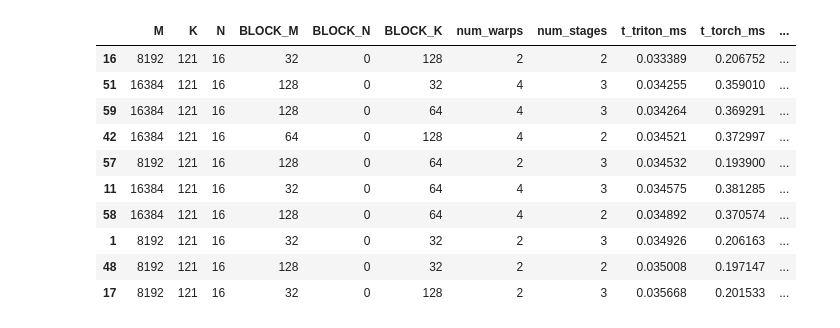
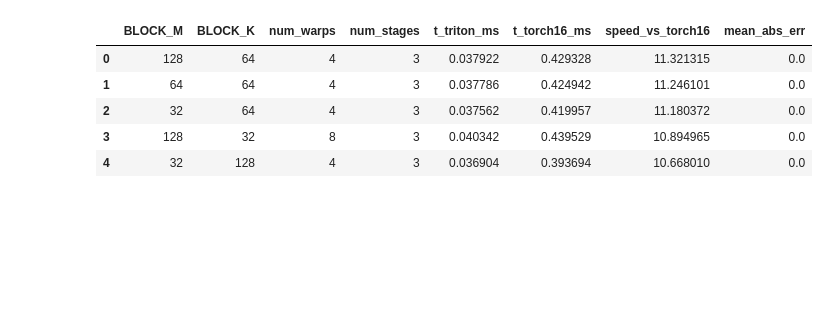
Before and after one commit to manzhura/conv2d-img2col-gemm, a Jupyter notebook: notebooks/kernels/test_kernel_img2col_fp16.ipynb, the cells around one changed output. Saved outputs shown, nothing was run; the diff lists cells and outputs as text; code cells hidden in the pictures; blank space fills up the shorter version.

```diff
--- a/notebooks/kernels/test_kernel_img2col_fp16.ipynb
+++ b/notebooks/kernels/test_kernel_img2col_fp16.ipynb
@@ -69,7 +69,7 @@ def bench_once_img2col_fp16_vs_unfold(
 ):
 
     x = torch.randn((N, Cin, H, W), device=device, dtype=torch.float16)
-    x_f32 = x.float()
+    x_f16 = x.float().half()
 
     Ho = (H + 2 * Ph - Dh * (Kh - 1) - 1) // Sh + 1
     Wo = (W + 2 * Pw - Dw * (Kw - 1) - 1) // Sw + 1
@@ -77,10 +77,10 @@ def bench_once_img2col_fp16_vs_unfold(
     K = Cin * Kh * Kw
     M = N * Ho * Wo
 
-    # ----- TORCH UNFOLD -----
+    # TORCH
     def _call_torch():
         return F.unfold(
-            x_f32,
+            x_f16,
             kernel_size=(Kh, Kw),
             dilation=(Dh, Dw),
             padding=(Ph, Pw),
@@ -92,7 +92,6 @@ def bench_once_img2col_fp16_vs_unfold(
         _call_torch()
     torch.cuda.synchronize()
 
-    # timing
     t0 = time.perf_counter()
     for _ in range(iters):
         unf = _call_torch()
@@ -128,6 +127,14 @@ def bench_once_img2col_fp16_vs_unfold(
     torch.cuda.synchronize()
     t_triton = (time.perf_counter() - t0) / iters
 
+    # Error Triton INT32 vs Torch FP16
+    cols_f32 = cols.float()
+    unf_f32  = unf_M_K.float()
+
+    diff = (cols_f32 - unf_f32).abs()
+    max_abs_err16 = diff.max().item()
+    mean_abs_err16 = diff.mean().item()
+
     # bandwidth (FP16 → 2 bytes)
     bytes_moved = 2.0 * M * K * 2   # load + store * fp16(2 bytes)
     bw_triton = bytes_moved / t_triton / 1e9
@@ -141,10 +148,12 @@ def bench_once_img2col_fp16_vs_unfold(
         "num_warps": num_warps,
         "num_stages": num_stages,
         "t_triton_ms": t_triton * 1e3,
-        "t_torch_ms": t_torch * 1e3,
-        "speed_vs_torch": t_torch / t_triton,
+        "t_torch16_ms": t_torch * 1e3,
+        "speed_vs_torch16": t_torch / t_triton,
         "bw_triton_GBs": bw_triton,
-        "bw_torch_GBs": bw_torch,
+        "bw_torch16_GBs": bw_torch,
+        "max_abs_err": max_abs_err16,
+        "mean_abs_err": mean_abs_err16,
     }
 # %%
 @torch.no_grad()
@@ -187,7 +196,7 @@ def tune_img2col_fp16_tiles_for_shape(
                     print(
                         f"BM={BM}, BK={BK}, W={W}, S={S}: "
                         f"t_triton={rec['t_triton_ms']:.3f} ms, "
-                        f"speed_vs_torch={rec['speed_vs_torch']:.3f}x, "
+                        f"speed_vs_torch={rec['speed_vs_torch16']:.3f}x, "
                     )
                     records.append(rec)
 
@@ -231,17 +240,21 @@ BM=128, BK=128, W=16, S=3: t_triton=0.096 ms, speed_vs_torch=3.778x,
 # %%
-df_fp16_i2c.sort_values("t_triton_ms").head(10)
+cols = [
+    "BLOCK_M", "BLOCK_K",
+    "num_warps", "num_stages",
+    "t_triton_ms", "t_torch16_ms",
+    "speed_vs_torch16",
+     "mean_abs_err"
+]
+
+df_i2c_filtered = df_fp16_i2c[cols].sort_values("speed_vs_torch16", ascending=False).head(5).reset_index(drop=True)
+df_i2c_filtered
 # %% [output]
-|  | M | K | N | BLOCK_M | BLOCK_N | BLOCK_K | num_warps | num_stages | t_triton_ms | t_torch_ms | ... |
-| 16 | 8192 | 121 | 16 | 32 | 0 | 128 | 2 | 2 | 0.033389 | 0.206752 | ... |
-| 51 | 16384 | 121 | 16 | 128 | 0 | 32 | 4 | 3 | 0.034255 | 0.359010 | ... |
-| 59 | 16384 | 121 | 16 | 128 | 0 | 64 | 4 | 3 | 0.034264 | 0.369291 | ... |
-| 42 | 16384 | 121 | 16 | 64 | 0 | 128 | 4 | 2 | 0.034521 | 0.372997 | ... |
-| 57 | 8192 | 121 | 16 | 128 | 0 | 64 | 2 | 3 | 0.034532 | 0.193900 | ... |
-| 11 | 16384 | 121 | 16 | 32 | 0 | 64 | 4 | 3 | 0.034575 | 0.381285 | ... |
-| 58 | 16384 | 121 | 16 | 128 | 0 | 64 | 4 | 2 | 0.034892 | 0.370574 | ... |
-| 1 | 8192 | 121 | 16 | 32 | 0 | 32 | 2 | 3 | 0.034926 | 0.206163 | ... |
-| 48 | 8192 | 121 | 16 | 128 | 0 | 32 | 2 | 2 | 0.035008 | 0.197147 | ... |
-| 17 | 8192 | 121 | 16 | 32 | 0 | 128 | 2 | 3 | 0.035668 | 0.201533 | ... |
+|  | BLOCK_M | BLOCK_K | num_warps | num_stages | t_triton_ms | t_torch16_ms | speed_vs_torch16 | mean_abs_err |
+| 0 | 128 | 64 | 4 | 3 | 0.037922 | 0.429328 | 11.321315 | 0.0 |
+| 1 | 64 | 64 | 4 | 3 | 0.037786 | 0.424942 | 11.246101 | 0.0 |
+| 2 | 32 | 64 | 4 | 3 | 0.037562 | 0.419957 | 11.180372 | 0.0 |
+| 3 | 128 | 32 | 8 | 3 | 0.040342 | 0.439529 | 10.894965 | 0.0 |
+| 4 | 32 | 128 | 4 | 3 | 0.036904 | 0.393694 | 10.668010 | 0.0 |
 # %%
 FP16_IMG2COL_BEST_BLOCK_M = 32
 FP16_IMG2COL_BEST_BLOCK_N = 0
```
Also changed, not shown: parts of 2 cells of this notebook, 8 other files.
